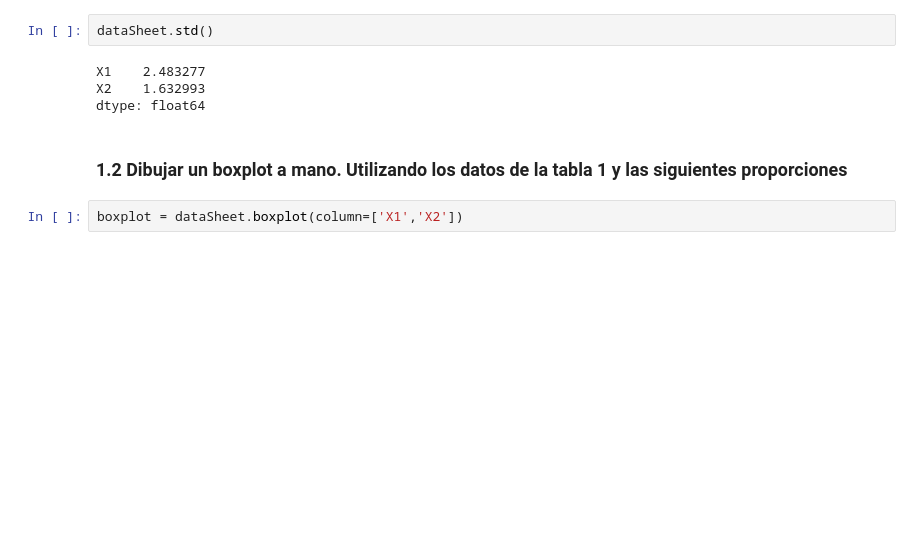
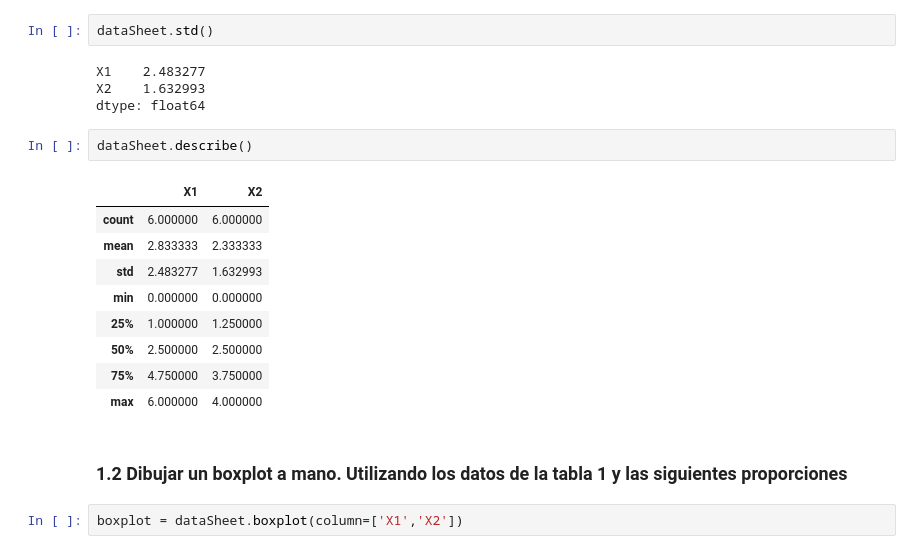
Before and after one commit to JuanMorales4619/Estadistica-3, a Jupyter notebook: Tarea 1/src/notebook/Punto1.ipynb, the cells around one changed output. Saved outputs shown, nothing was run; the diff lists cells and outputs as text; blank space fills up the shorter version.

```diff
--- a/Tarea 1/src/notebook/Punto1.ipynb
+++ b/Tarea 1/src/notebook/Punto1.ipynb
@@ -48,6 +54,18 @@ dataSheet.std()
 X1    2.483277
 X2    1.632993
 dtype: float64
+# %%
+dataSheet.describe()
+# %% [output]
+|  | X1 | X2 |
+| count | 6.000000 | 6.000000 |
+| mean | 2.833333 | 2.333333 |
+| std | 2.483277 | 1.632993 |
+| min | 0.000000 | 0.000000 |
+| 25% | 1.000000 | 1.250000 |
+| 50% | 2.500000 | 2.500000 |
+| 75% | 4.750000 | 3.750000 |
+| max | 6.000000 | 4.000000 |
 # %% [markdown]
 ### 1.2 Dibujar un boxplot a mano. Utilizando los datos de la tabla 1 y las siguientes proporciones
 # %%
```
Also changed, not shown: parts of 8 cells of this notebook, 1 other file.
